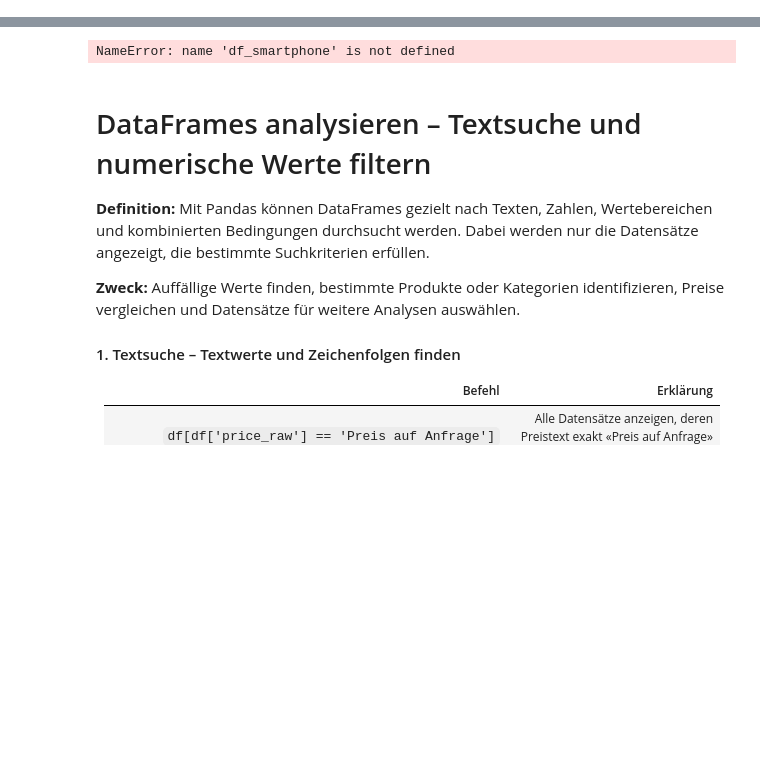
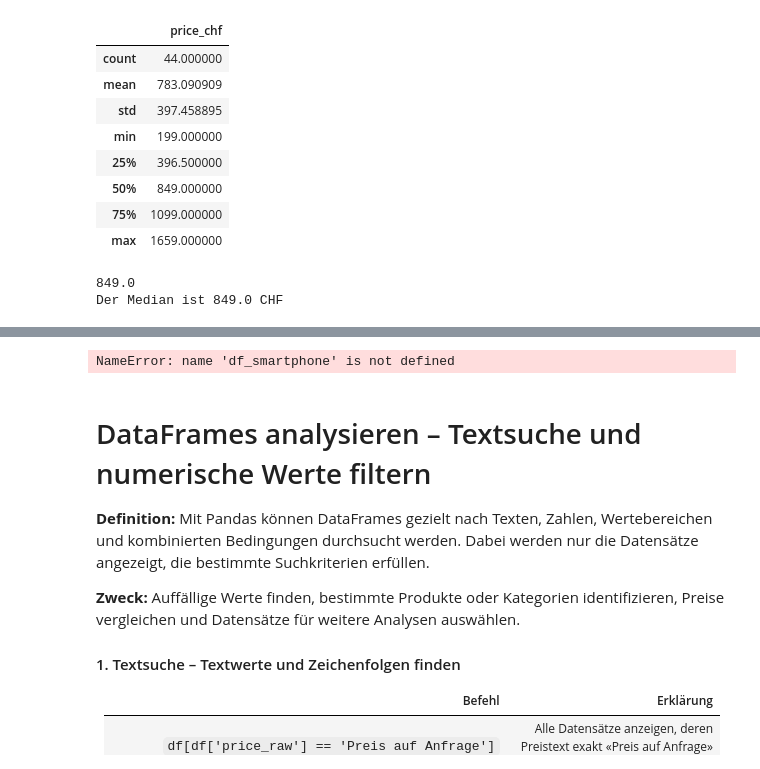
Before and after one commit to pyrat12/DS_HS2026_LNW, a Jupyter notebook: DS_HS2026_LNW_I_Examples/AP02/AP02 V4 Data Ingestion/AP02 Spick DI.ipynb, the cells around one changed output, grey strips where cells are left out. Cells and saved outputs as stored; diff of their text form; code cells hidden in the pictures; blank space fills up the shorter version.

```diff
--- a/DS_HS2026_LNW_I_Examples/AP02/AP02 V4 Data Ingestion/AP02 Spick DI.ipynb
+++ b/DS_HS2026_LNW_I_Examples/AP02/AP02 V4 Data Ingestion/AP02 Spick DI.ipynb
@@ -125,0 +139,17 @@
+# %%
+display(df_ap02smartphones.describe())                                          #Statistische Kennzahlen der numerischen Spalten anzeigen
+
+print(df_ap02smartphones['price_chf'].median())                                 #Median als einfache Zahl ausgeben: 849.0
+print(f"Der Median ist {df_ap02smartphones['price_chf'].median()} CHF")         #Median mit erklärendem Text ausgeben
+# %% [output]
+|  | price_chf |
+| count | 44.000000 |
+| mean | 783.090909 |
+| std | 397.458895 |
+| min | 199.000000 |
+| 25% | 396.500000 |
+| 50% | 849.000000 |
+| 75% | 1099.000000 |
+| max | 1659.000000 |
+849.0
+Der Median ist 849.0 CHF
```
Also changed, not shown: parts of 8 cells of this notebook, 1 other file.
